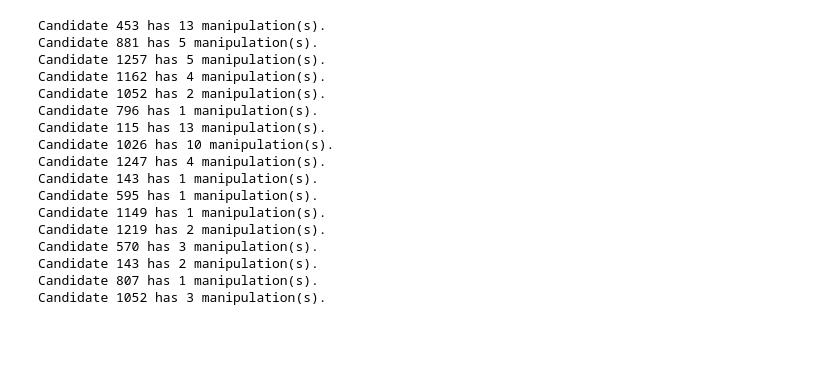
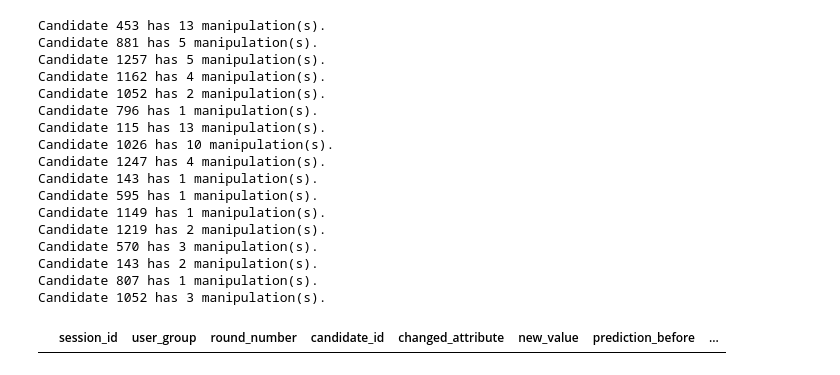
Before and after one commit to markuskuehnle/bias-fairness-mvp, a Jupyter notebook: notebooks/17_save_test_data.ipynb, the cells around one changed output. Drawn from its saved outputs; the diff is of its cells as text; code cells hidden in the pictures; blank space fills up the shorter version.

```diff
--- a/notebooks/17_save_test_data.ipynb
+++ b/notebooks/17_save_test_data.ipynb
@@ -627,10 +627,11 @@ def flatten_candidates(df: pd.DataFrame) -> pd.DataFrame:
                     'sex': attr.get('sex'),
                     'race': attr.get('race'),
                     'age': attr.get('age'),
-                    'years_experience': attr.get('years_experience'),
+                    # 'years_experience': attr.get('years_experience'), # None, therefore dropped
                     'degree_score': attr.get('degree_score'),
                     'technical_skills_score': attr.get('technical_skills_score'),
                     'certifications_score': attr.get('certifications_score'),
+                    'original_prediction': cand.get('original_prediction'),
                     'hover_events': cand.get('hover_events', []),
                     'manipulations': cand.get('manipulations', [])
                 }
@@ -642,10 +643,12 @@ def flatten_manipulations(candidates_df: pd.DataFrame) -> pd.DataFrame:
     manip_list = []
     for _, row in candidates_df.iterrows():
         manipulations = row.get('manipulations', [])
-        # Debug: print candidate id if manipulations exist
+        original_pred = row.get('original_prediction')
+
         if manipulations:
             print(f"Candidate {row['candidate_id']} has {len(manipulations)} manipulation(s).")
         for m in manipulations:
+            pred_prob = m.get("prediction_probability", {})
             manip_flat = {
                 'session_id': row['session_id'],
                 'user_group': row['user_group'],
@@ -653,7 +656,9 @@ def flatten_manipulations(candidates_df: pd.DataFrame) -> pd.DataFrame:
                 'candidate_id': row['candidate_id'],
                 'changed_attribute': m.get('changed_attribute'),
                 'new_value': m.get('new_value'),
-                'prediction_probability': m.get('prediction_probability'),
+                'prediction_before': pred_prob.get('before'),
+                'prediction_after': pred_prob.get('after'),
+                'original_prediction': original_pred,
                 'is_good_fit': m.get('is_good_fit'),
                 'xai_features': m.get('xai_features'),
                 'timestamp': m.get('timestamp')
@@ -685,4 +690,8 @@ Candidate 570 has 3 manipulation(s).
 Candidate 143 has 2 manipulation(s).
 Candidate 807 has 1 manipulation(s).
 Candidate 1052 has 3 manipulation(s).
+# %%
+df_manipulations.dropna(subset=['original_prediction']).head()
+# %% [output]
+|  | session_id | user_group | round_number | candidate_id | changed_attribute | new_value | prediction_before | ... |
 # %%
```
Also changed, not shown: parts of 1 cell of this notebook, 3 other files.
